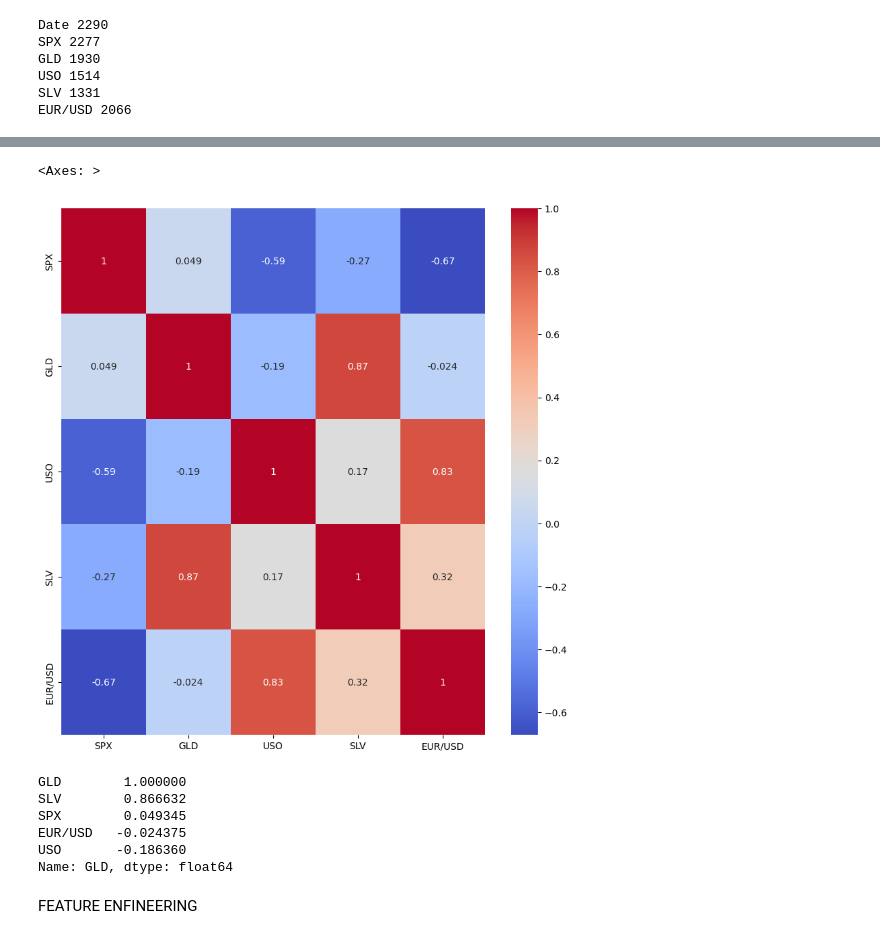
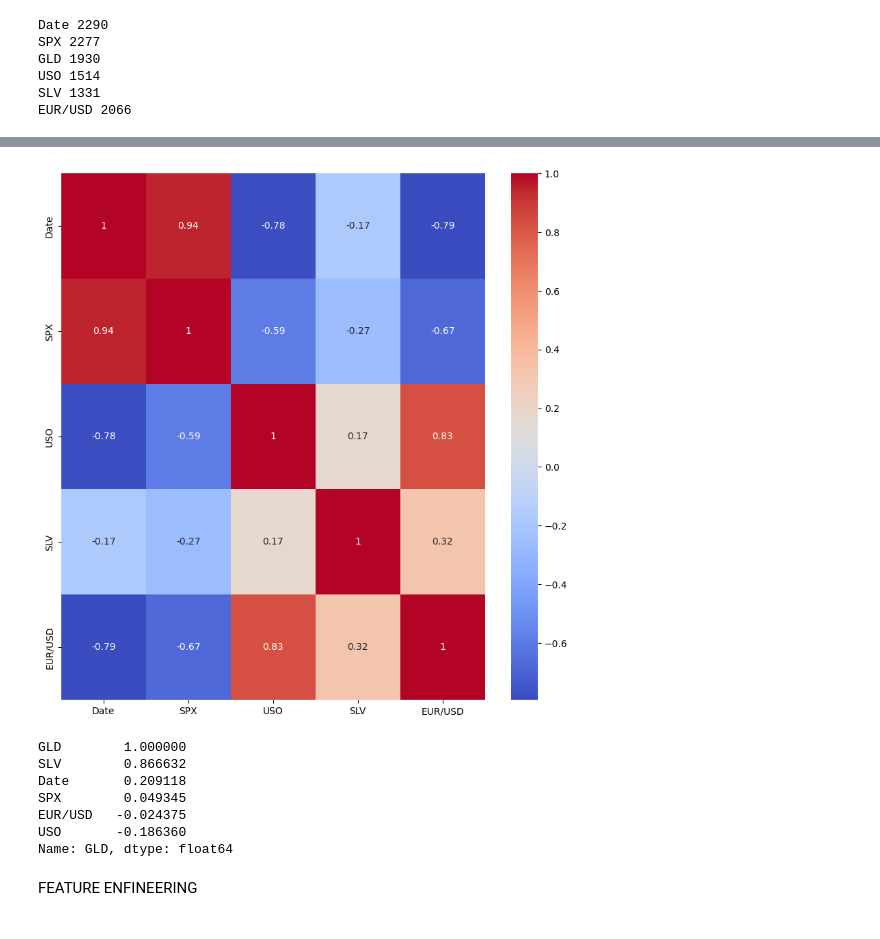
Before and after one commit to aashuchaudhary/GoldpricePred_Project, a Jupyter notebook: gold_price_predictor.ipynb, the cells around one changed output, grey strips where cells are left out. Drawn from its saved outputs; the diff is of its cells as text; code cells hidden in the pictures.

```diff
--- a/gold_price_predictor.ipynb
+++ b/gold_price_predictor.ipynb
@@ -236,21 +239,26 @@ plt.show()
 # %%
 # check corelation with heatmap
-plt.figure(figsize = (10,10))
-sns.heatmap(df[continious_features].corr(),annot=True,cmap='coolwarm')
+plt.figure(figsize=(10, 10))
+sns.heatmap(df[continuous_features].corr(), annot=True, cmap="coolwarm")
+plt.show()
 # %% [output]
-<Axes: >
-[figure, old version]
+[figure, new version]
 # %%
+# Ensure 'GLD' is included
+if "GLD" not in continuous_features:
+    continuous_features.append("GLD")
+
 # Compute correlation matrix
-correlation_matrix = df[continious_features].corr()
+correlation_matrix = df[continuous_features].corr()
 
 # Sort the correlations with respect to 'GLD'
-sorted_correlations = correlation_matrix['GLD'].sort_values(ascending=False)
+sorted_correlations = correlation_matrix["GLD"].sort_values(ascending=False)
 
 print(sorted_correlations)
 # %% [output]
 GLD        1.000000
 SLV        0.866632
+Date       0.209118
 SPX        0.049345
 EUR/USD   -0.024375
 USO       -0.186360
```
Also changed, not shown: parts of 18 cells of this notebook, 5 other files.
